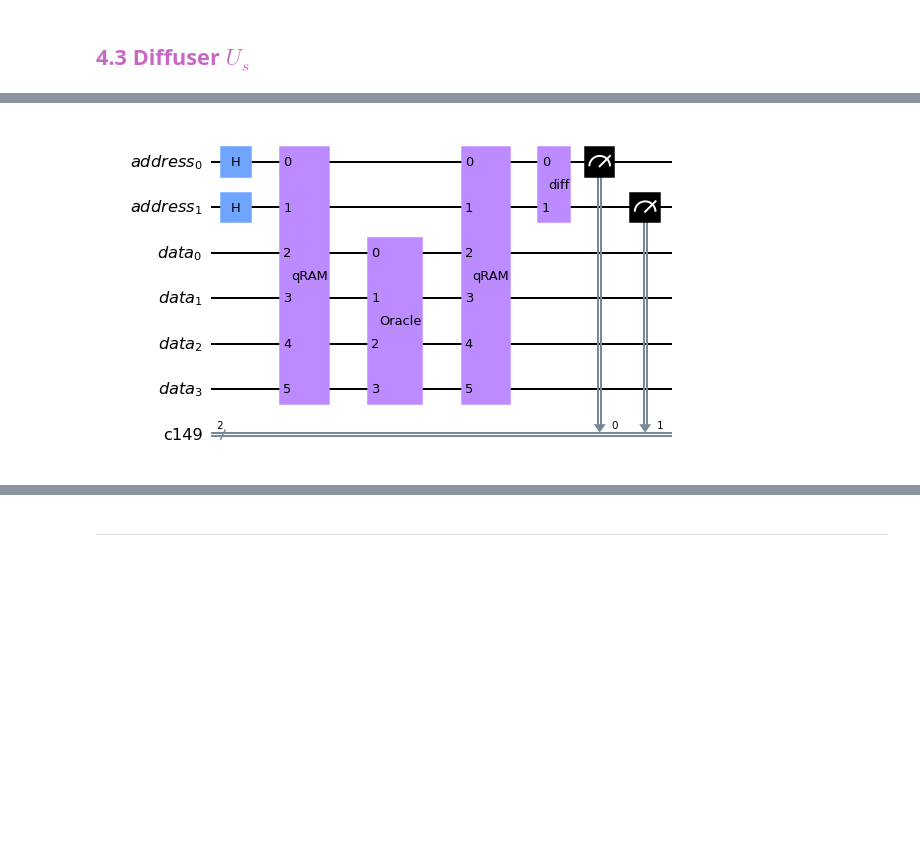
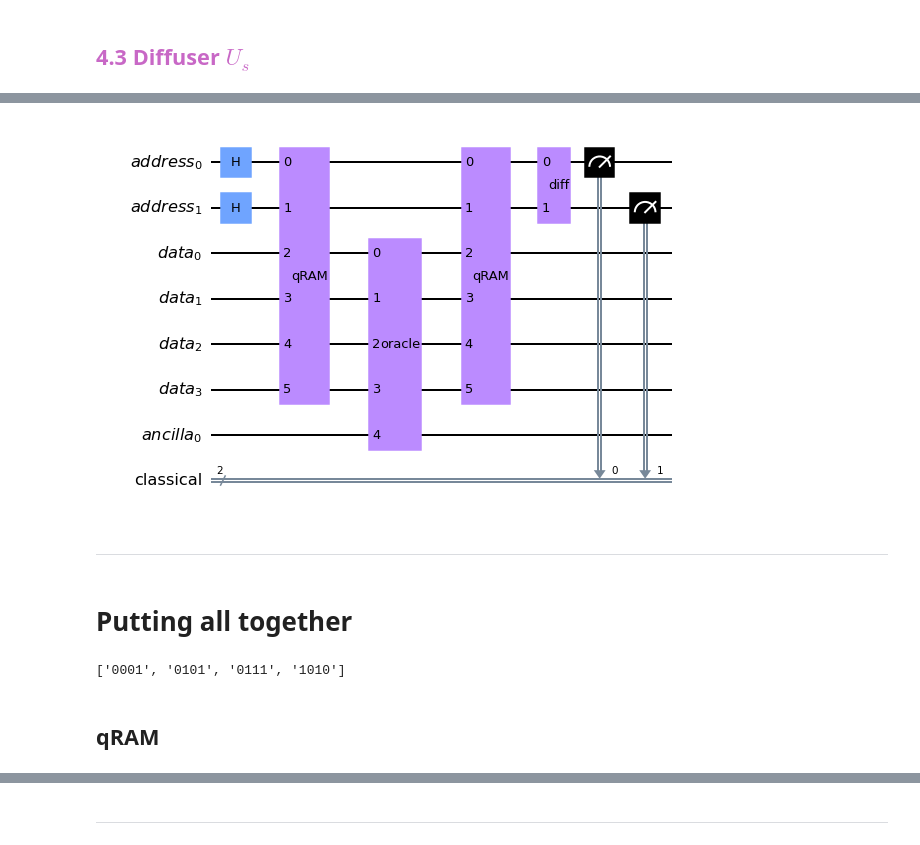
Before and after one commit to abdielgv163/IQOSF_Mentorship_Program, a Jupyter notebook: Task_1.ipynb, the cells around one changed output, grey strips where cells are left out. Cells and saved outputs as stored; diff of their text form; code cells hidden in the pictures; blank space fills up the shorter version.

```diff
--- a/Task_1.ipynb
+++ b/Task_1.ipynb
@@ -442,14 +419,2 @@ qc_.draw('mpl')
 # %% [markdown]
 <h2><a style="color:#C868C6",  id='diff'>4.3 Diffuser $U_s$</a></h2>
-# %%
-rang_ = int(np.sqrt(n_))
-reg  = QuantumRegister(rang_, name='reg')
-qc_2 = QuantumCircuit(reg)
-
-qc_2.h(reg)
-qc_2.z(reg)
-for i in range(rang_ - 1 ):
-    qc_2.cz(reg[i-1], reg[i])
-qc_2.h(reg)
-
-qc_2.draw('mpl')
@@ -458,10 +421,16 @@ qc_2.draw('mpl')
 # %%
-difusor = QuantumCircuit(rang_ , name= 'diff')
-difusor.h(range(rang_))
-difusor.z(range(rang_))
+rang_ = int(np.sqrt(n_))
+reg  = QuantumRegister(rang_, name='reg')
+diff = QuantumCircuit(reg)
+
+diff.h(reg)
+diff.z(reg)
 for i in range(rang_ - 1 ):
-    difusor.cz(i, i+1 )
+    diff.cz(reg[i-1], reg[i])
+diff.h(reg)
 
-difusor.h(range(rang_))
-diff_gate = difusor.to_gate()
+
+
+diff_gate = diff.to_gate()
 diff_gate.name = 'diff'
+diff.draw('mpl')
@@ -468,29 +439,53 @@ diff_gate.name = 'diff'
 # %%
-n_ = len(vals_)
+n_    = len(vals_)
 rang_ = int(np.sqrt(n_))
 
 address_reg_ = QuantumRegister(np.sqrt(len(vals_)), name='address')
 binary_reg_  = QuantumRegister(len(vals_), name='data')
-meas_reg_   =  ClassicalRegister(size=np.sqrt(len(vals_)), name=None, bits=None)
+ancilla_reg  = QuantumRegister(1, name='ancilla')
+meas_reg_   =  ClassicalRegister(size=np.sqrt(len(vals_)), name='classical', bits=None)
 
 
-qc_ = QuantumCircuit(address_reg_ ,binary_reg_, meas_reg_)
+qc_ = QuantumCircuit(address_reg_ ,binary_reg_,ancilla_reg, meas_reg_)
 
 
 ### Superposition ###
 qc_.h(address_reg)
 
 
 ### qRAM ###
-qc_.append( q_RAM(n_, address_reg_, binary_reg_),  range(6) )
+qc_.append( qRAM_gate,  range(6) )
 ### Oracle ###
-qc_.append( oracle(n_,binary_reg_), range(2,6) )
+qc_.append( oracle_gate, range(2,7) )
 ### qRAM ###
-qc_.append( q_RAM(n_, address_reg_, binary_reg_),  range(6) )
+qc_.append( qRAM_gate,  range(6) )
 
 qc_.append(diff_gate, range(2))
 
 qc_.measure(address_reg_, meas_reg_)
+#qc_ = qc_.reverse_bits()
 qc_.draw('mpl')
 # %% [output]
-[figure, old version]
+[figure, new version]
+# %% [markdown]
+---
+# %% [markdown]
+# Putting all together
+# %%
+v = np.array([1,
+              5,
+              7,
+              10])
+
+vals_ = []
+for i in v:
+    vals_.append((bin(i)[2:]))
+
+
+for i in range(4):
+    vals_[i] = vals_[i].zfill(4)
+vals_
+# %% [output]
+['0001', '0101', '0111', '1010']
+# %% [markdown]
+## qRAM
```
Also changed, not shown: parts of 25 cells of this notebook.
